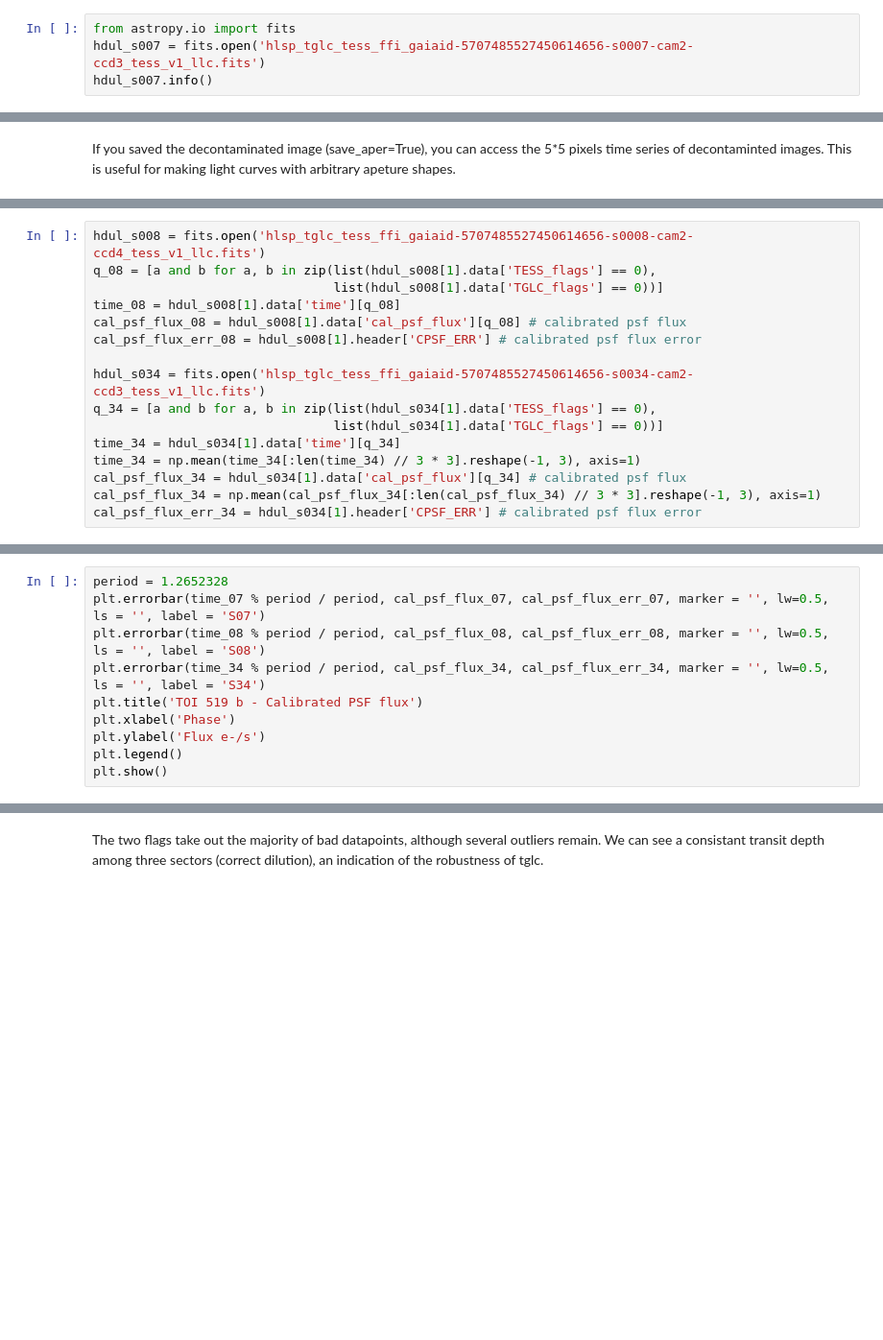
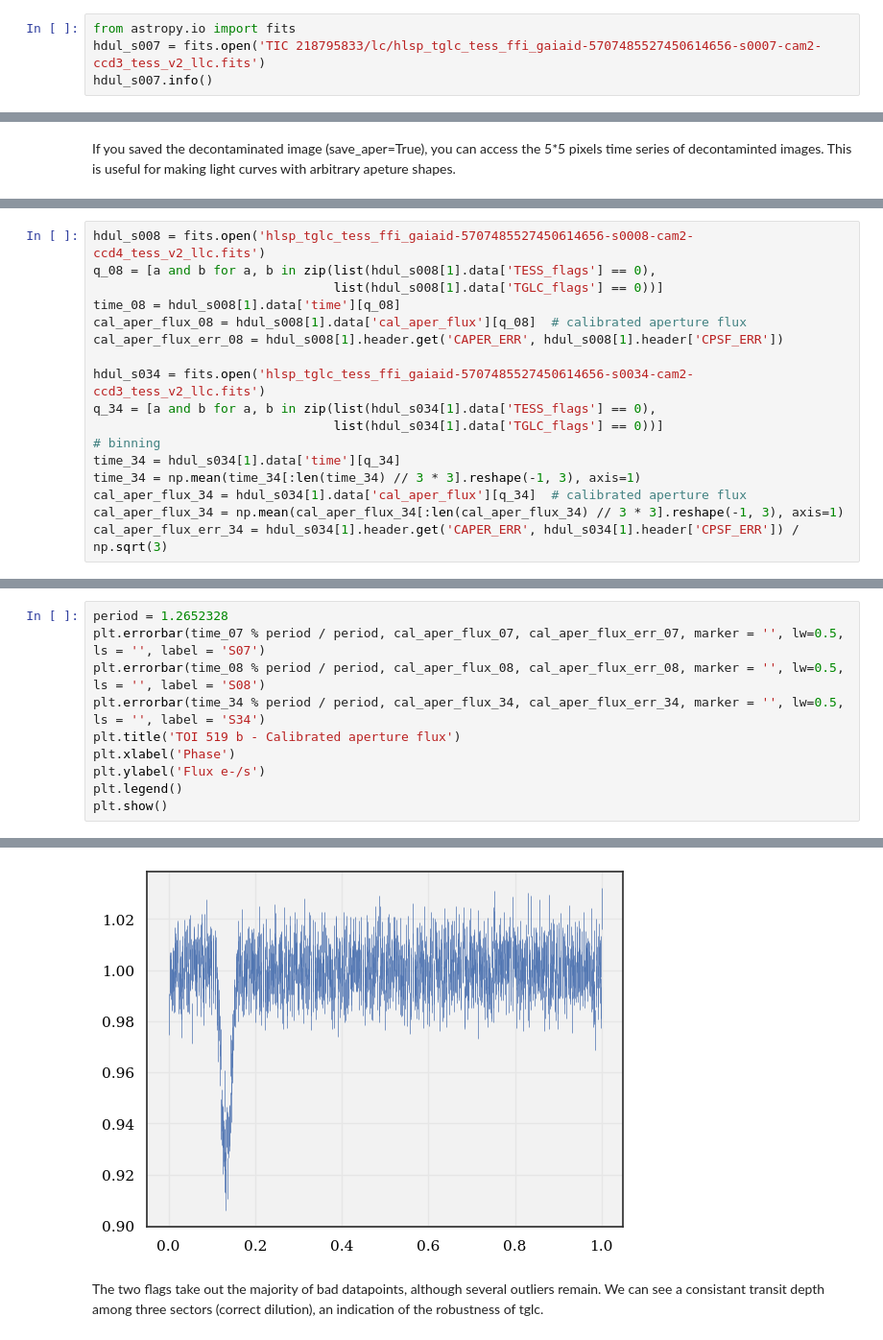
Before and after one commit to TeHanHunter/TESS_Gaia_Light_Curve, a Jupyter notebook: tutorial/TGLC_tutorial.ipynb, the cells around one changed output, grey strips where cells are left out. Shown at 96% size. Saved outputs shown, nothing was run; the diff lists cells and outputs as text; blank space fills up the shorter version.

Commit message:
Update progress logging and tutorial aperture flux

```diff
--- a/tutorial/TGLC_tutorial.ipynb
+++ b/tutorial/TGLC_tutorial.ipynb
@@ -101,5 +177,5 @@ tglc_lc(target=target, local_directory=local_directory, size=90, save_aper=True,
 # 2. Data structure
 # %%
 from astropy.io import fits
-hdul_s007 = fits.open('hlsp_tglc_tess_ffi_gaiaid-5707485527450614656-s0007-cam2-ccd3_tess_v1_llc.fits')
+hdul_s007 = fits.open('TIC 218795833/lc/hlsp_tglc_tess_ffi_gaiaid-5707485527450614656-s0007-cam2-ccd3_tess_v2_llc.fits')
 hdul_s007.info()
@@ -152,16 +241,17 @@ We can also crossmatch different sectors of the same star. TOI-519 has been obse
 # %%
-hdul_s008 = fits.open('hlsp_tglc_tess_ffi_gaiaid-5707485527450614656-s0008-cam2-ccd4_tess_v1_llc.fits')
+hdul_s008 = fits.open('hlsp_tglc_tess_ffi_gaiaid-5707485527450614656-s0008-cam2-ccd4_tess_v2_llc.fits')
 q_08 = [a and b for a, b in zip(list(hdul_s008[1].data['TESS_flags'] == 0),
                                 list(hdul_s008[1].data['TGLC_flags'] == 0))]
 time_08 = hdul_s008[1].data['time'][q_08]
-cal_psf_flux_08 = hdul_s008[1].data['cal_psf_flux'][q_08] # calibrated psf flux
-cal_psf_flux_err_08 = hdul_s008[1].header['CPSF_ERR'] # calibrated psf flux error
+cal_aper_flux_08 = hdul_s008[1].data['cal_aper_flux'][q_08]  # calibrated aperture flux
+cal_aper_flux_err_08 = hdul_s008[1].header.get('CAPER_ERR', hdul_s008[1].header['CPSF_ERR'])
 
-hdul_s034 = fits.open('hlsp_tglc_tess_ffi_gaiaid-5707485527450614656-s0034-cam2-ccd3_tess_v1_llc.fits')
+hdul_s034 = fits.open('hlsp_tglc_tess_ffi_gaiaid-5707485527450614656-s0034-cam2-ccd3_tess_v2_llc.fits')
 q_34 = [a and b for a, b in zip(list(hdul_s034[1].data['TESS_flags'] == 0),
                                 list(hdul_s034[1].data['TGLC_flags'] == 0))]
+# binning
 time_34 = hdul_s034[1].data['time'][q_34]
 time_34 = np.mean(time_34[:len(time_34) // 3 * 3].reshape(-1, 3), axis=1)
-cal_psf_flux_34 = hdul_s034[1].data['cal_psf_flux'][q_34] # calibrated psf flux
-cal_psf_flux_34 = np.mean(cal_psf_flux_34[:len(cal_psf_flux_34) // 3 * 3].reshape(-1, 3), axis=1)
-cal_psf_flux_err_34 = hdul_s034[1].header['CPSF_ERR'] # calibrated psf flux error
+cal_aper_flux_34 = hdul_s034[1].data['cal_aper_flux'][q_34]  # calibrated aperture flux
+cal_aper_flux_34 = np.mean(cal_aper_flux_34[:len(cal_aper_flux_34) // 3 * 3].reshape(-1, 3), axis=1)
+cal_aper_flux_err_34 = hdul_s034[1].header.get('CAPER_ERR', hdul_s034[1].header['CPSF_ERR']) / np.sqrt(3)
@@ -168,10 +260,11 @@ cal_psf_flux_err_34 = hdul_s034[1].header['CPSF_ERR'] # calibrated psf flux erro
 # %%
 period = 1.2652328
-plt.errorbar(time_07 % period / period, cal_psf_flux_07, cal_psf_flux_err_07, marker = '', lw=0.5, ls = '', label = 'S07')
-plt.errorbar(time_08 % period / period, cal_psf_flux_08, cal_psf_flux_err_08, marker = '', lw=0.5, ls = '', label = 'S08')
-plt.errorbar(time_34 % period / period, cal_psf_flux_34, cal_psf_flux_err_34, marker = '', lw=0.5, ls = '', label = 'S34')
-plt.title('TOI 519 b - Calibrated PSF flux')
+plt.errorbar(time_07 % period / period, cal_aper_flux_07, cal_aper_flux_err_07, marker = '', lw=0.5, ls = '', label = 'S07')
+plt.errorbar(time_08 % period / period, cal_aper_flux_08, cal_aper_flux_err_08, marker = '', lw=0.5, ls = '', label = 'S08')
+plt.errorbar(time_34 % period / period, cal_aper_flux_34, cal_aper_flux_err_34, marker = '', lw=0.5, ls = '', label = 'S34')
+plt.title('TOI 519 b - Calibrated aperture flux')
 plt.xlabel('Phase')
 plt.ylabel('Flux e-/s')
 plt.legend()
 plt.show()
+# %% [output]
@@ -178,2 +272,3 @@ plt.show()
+[figure, added]
 # %% [markdown]
 The two flags take out the majority of bad datapoints, although several outliers remain. We can see a consistant transit depth among three sectors (correct dilution), an indication of the robustness of tglc.
```
Also changed, not shown: parts of 15 cells of this notebook, 14 other files.
